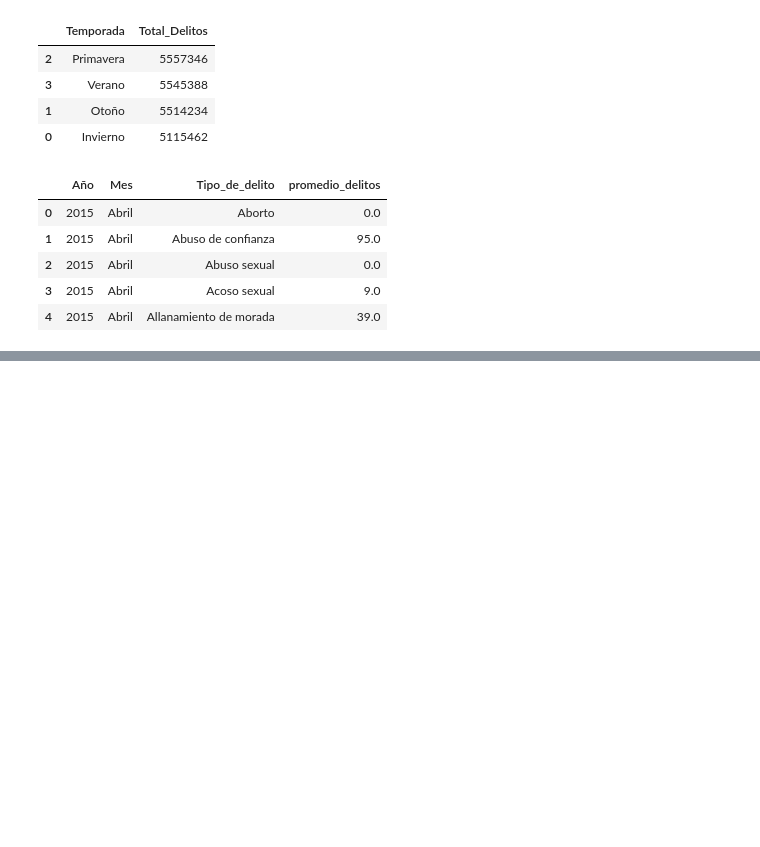
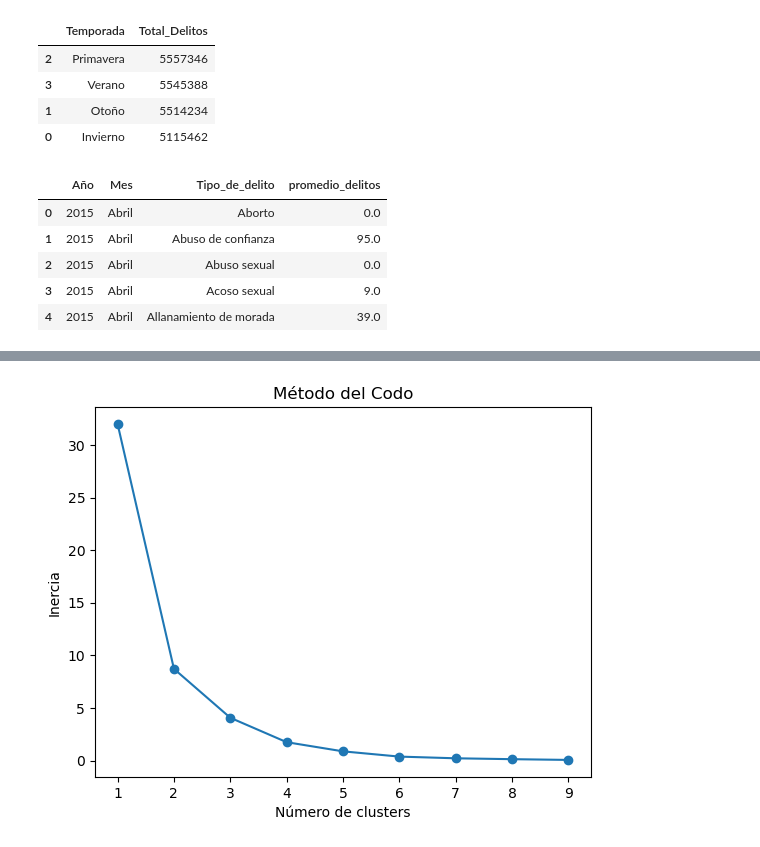
Before and after one commit to Nefi-Fran-Oc/EBACMX-DATA-ANALYST, a Jupyter notebook: Proyecto Final – Nefi Francisco Ocelotl.ipynb, the cells around one changed output, grey strips where cells are left out. Saved outputs shown, nothing was run; the diff lists cells and outputs as text; code cells hidden in the pictures; blank space fills up the shorter version.

```diff
--- a/Proyecto Final – Nefi Francisco Ocelotl.ipynb
+++ b/Proyecto Final – Nefi Francisco Ocelotl.ipynb
@@ -211,0 +326,14 @@ df_montecarlo_py = (
+# %%
+#CLUSTERING - PELIGROSIDAD 2021
+
+df_2021 = df_norm_py[df_norm_py['Año'] == 2021]
+
+#Agrupar por estado
+df_estado = (
+    df_2021
+    .groupby('Entidad')['Delitos']
+    .sum()
+    .reset_index()
+)
+
+df_estado.head()
@@ -211,0 +347,9 @@ df_montecarlo_py = (
+# %%
+#Normalización
+from sklearn.preprocessing import StandardScaler
+
+scaler = StandardScaler()
+
+df_estado['Delitos_norm'] = scaler.fit_transform(
+    df_estado[['Delitos']]
+)
@@ -211,0 +359,18 @@ df_montecarlo_py = (
+# %%
+inertia = []
+
+K_range = range(1, 10)
+
+for k in K_range:
+    kmeans = KMeans(n_clusters=k, random_state=42)
+    kmeans.fit(df_estado[['Delitos_norm']])
+    inertia.append(kmeans.inertia_)
+
+plt.figure()
+plt.plot(K_range, inertia, marker='o')
+plt.title('Método del Codo')
+plt.xlabel('Número de clusters')
+plt.ylabel('Inercia')
+plt.show()
+# %% [output]
+[figure, added]
```
Also changed, not shown: parts of 14 cells of this notebook, 2 other files.
